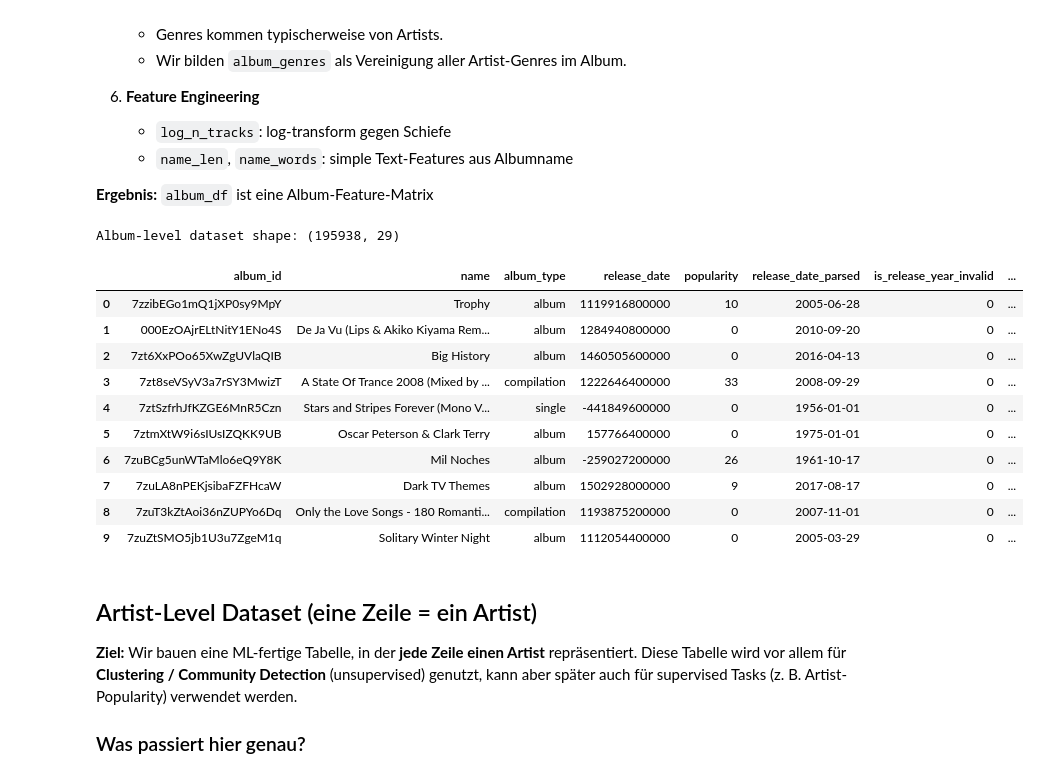
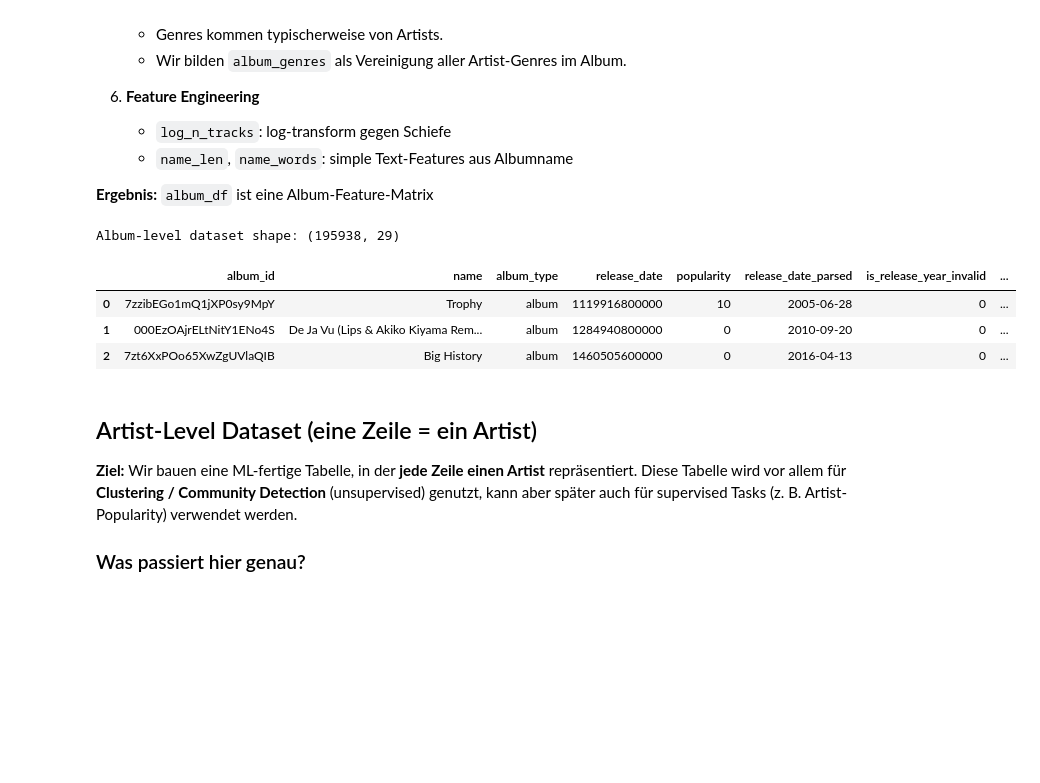
Before and after one commit to baldzhiyski/data-science-machine-learning-training, a Jupyter notebook: uni-course/spotify-data-project/notebooks/03_features_targets_and_modeling.ipynb, the cells around one changed output. Drawn from its saved outputs; the diff is of its cells as text; code cells hidden in the pictures; blank space fills up the shorter version.

```diff
--- a/uni-course/spotify-data-project/notebooks/03_features_targets_and_modeling.ipynb
+++ b/uni-course/spotify-data-project/notebooks/03_features_targets_and_modeling.ipynb
@@ -100,7 +100,7 @@ class Paths:
 
     modeling_dir: Path = Path("../data/processed/modeling") / SAMPLE_NAME
     models_dir: Path = Path("../data/models/baseline") / SAMPLE_NAME
-    reports_dir: Path = Path("../data/reports/03_target_and_features") / SAMPLE_NAME
+    reports_dir: Path = Path("../data/reports/baseline_models") / SAMPLE_NAME
 
 PATHS = Paths()
 for p in [PATHS.modeling_dir, PATHS.models_dir, PATHS.reports_dir]:
@@ -1102,41 +1088,34 @@ else:
     #   damit Downstream-Code nicht bricht.
     album_df["album_genres"] = [[] for _ in range(len(album_df))]
 
 # Beim Speichern/Laden über CSV werden Listen manchmal zu Strings.
 # ensure_list_column macht daraus wieder echte Python-Listen.
 album_df["album_genres"] = ensure_list_column(col_or_na(album_df, "album_genres"))
 
 # ------------------------------------------------------------
 # 6) Feature Engineering (Log-Transforms + Name-Features)
 # ------------------------------------------------------------
 # (A) Log-Transform der Trackanzahl:
 # - n_tracks kann heavy-tailed sein (Singles=1..2 vs. Compilations=50+)
 # - log1p stabilisiert Skalen und reduziert Ausreißer-Effekt.
 album_df["log_n_tracks"] = log1p_numeric(col_or_na(album_df, "n_tracks"))
 
 # (B) Textfeatures aus Albumname:
 # - einfache, schnelle Features, manchmal hilfreich
 album_df["name_len"] = safe_len_series(col_or_na(album_df, "name"))
 album_df["name_words"] = safe_word_count_series(col_or_na(album_df, "name"))
 
 # ------------------------------------------------------------
 # Debug / Sanity Check
 # ------------------------------------------------------------
 print("Album-level dataset shape:", album_df.shape)
-album_df.head(10)
+album_df.head(3)
 # %% [output]
 Album-level dataset shape: (195938, 29)
 |  | album_id | name | album_type | release_date | popularity | release_date_parsed | is_release_year_invalid | ... |
 | 0 | 7zzibEGo1mQ1jXP0sy9MpY | Trophy | album | 1119916800000 | 10 | 2005-06-28 | 0 | ... |
 | 1 | 000EzOAjrELtNitY1ENo4S | De Ja Vu (Lips & Akiko Kiyama Rem... | album | 1284940800000 | 0 | 2010-09-20 | 0 | ... |
 | 2 | 7zt6XxPOo65XwZgUVlaQIB | Big History | album | 1460505600000 | 0 | 2016-04-13 | 0 | ... |
-| 3 | 7zt8seVSyV3a7rSY3MwizT | A State Of Trance 2008 (Mixed by ... | compilation | 1222646400000 | 33 | 2008-09-29 | 0 | ... |
-| 4 | 7ztSzfrhJfKZGE6MnR5Czn | Stars and Stripes Forever (Mono V... | single | -441849600000 | 0 | 1956-01-01 | 0 | ... |
-| 5 | 7ztmXtW9i6sIUsIZQKK9UB | Oscar Peterson & Clark Terry | album | 157766400000 | 0 | 1975-01-01 | 0 | ... |
-| 6 | 7zuBCg5unWTaMlo6eQ9Y8K | Mil Noches | album | -259027200000 | 26 | 1961-10-17 | 0 | ... |
-| 7 | 7zuLA8nPEKjsibaFZFHcaW | Dark TV Themes | album | 1502928000000 | 9 | 2017-08-17 | 0 | ... |
-| 8 | 7zuT3kZtAoi36nZUPYo6Dq | Only the Love Songs - 180 Romanti... | compilation | 1193875200000 | 0 | 2007-11-01 | 0 | ... |
-| 9 | 7zuZtSMO5jb1U3u7ZgeM1q | Solitary Winter Night | album | 1112054400000 | 0 | 2005-03-29 | 0 | ... |
 # %% [markdown]
 ## Artist-Level Dataset (eine Zeile = ein Artist)
 
```
Also changed, not shown: parts of 50 cells of this notebook.
